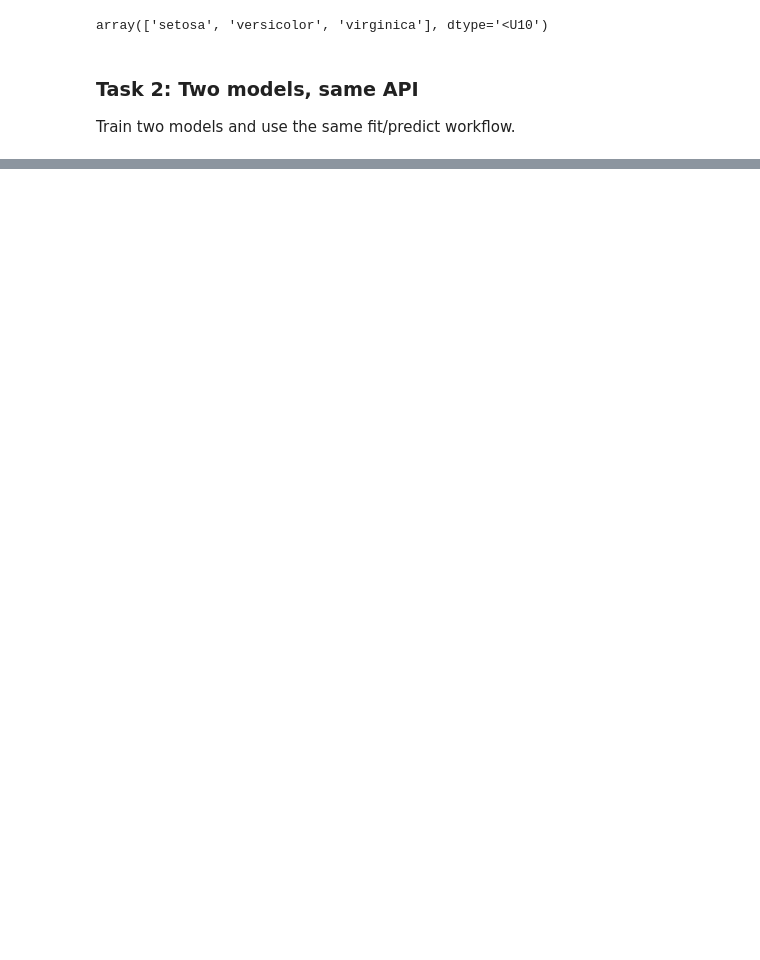
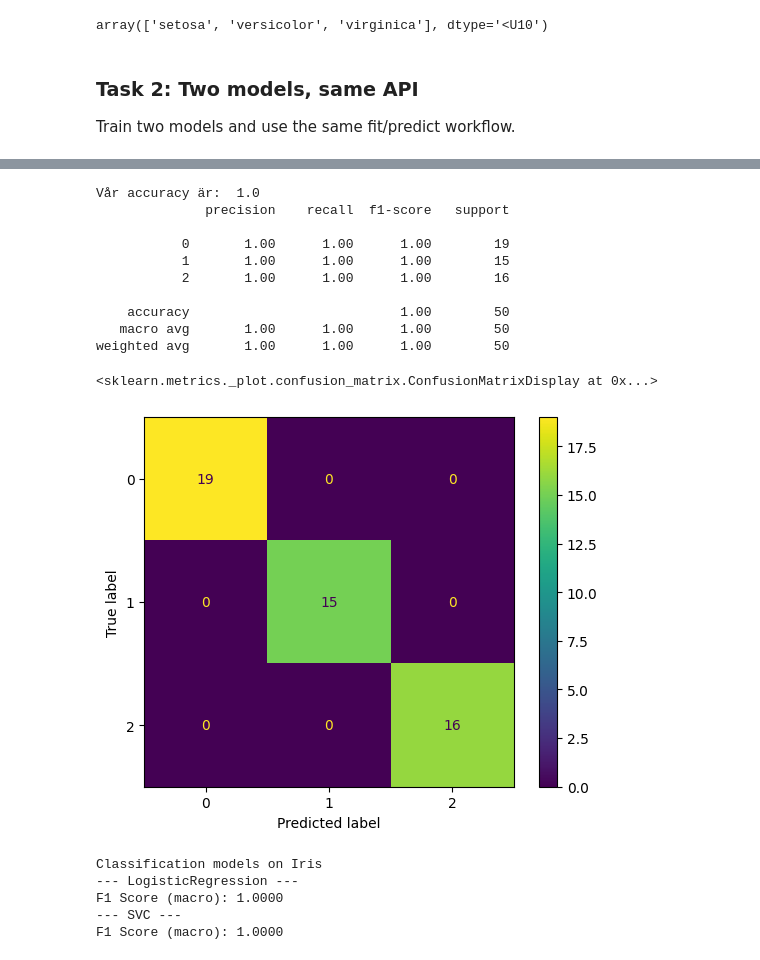
Before and after one commit to LAjoyan/ML-Frameworks, a Jupyter notebook: Assignments/assignments_4.ipynb, the cells around one changed output, grey strips where cells are left out. Saved outputs shown, nothing was run; the diff lists cells and outputs as text; code cells hidden in the pictures; blank space fills up the shorter version.

```diff
--- a/Assignments/assignments_4.ipynb
+++ b/Assignments/assignments_4.ipynb
@@ -187,0 +229,54 @@ Train two models and use the same fit/predict workflow.
+# %%
+# TODO: Train SVC (classification) OR Ridge (regression)
+
+# Vi skapar en extra klassifikationsmodell för att kunna jämföra olika
+# I ML överlag, är detta väldigt vanligt, och nästan nödvändigt
+# Vi brukar träna många modeller med samma syfte, sen jämför vi
+from sklearn.svm import SVC
+
+svc = SVC()
+
+# Vi gör samma steg som ovan (för LogReg)
+svc.fit(X_train, y_train)
+y_pred_svc = svc.predict(X_test)
+
+print("Vår accuracy är: ", accuracy_score(y_test, y_pred_svc))
+print(classification_report(y_test, y_pred_svc))
+
+confusion_matrix3=confusion_matrix(y_test,y_pred_svc)
+ConfusionMatrixDisplay(confusion_matrix3).plot()
+# %% [output]
+Vår accuracy är:  1.0
+              precision    recall  f1-score   support
+
+           0       1.00      1.00      1.00        19
+           1       1.00      1.00      1.00        15
+           2       1.00      1.00      1.00        16
+
+    accuracy                           1.00        50
+   macro avg       1.00      1.00      1.00        50
+weighted avg       1.00      1.00      1.00        50
+<sklearn.metrics._plot.confusion_matrix.ConfusionMatrixDisplay at 0x...>
+[figure, added]
+# %%
+# Task 2: Two models, same API (classification)
+# Use two different classifiers on the same dataset
+
+# The below is a standard way of training several models
+# of the same kind at the same time
+log_reg = LogisticRegression(max_iter=10000)
+svm_mod = SVC()
+
+print("\nClassification models on Iris")
+for model in [log_reg, svm_mod]:
+    model.fit(X_train, y_train)
+    preds = model.predict(X_test)
+    print(f"--- {model.__class__.__name__} ---")
+    # Macro-average treats each class equally (good for multiclass)
+    print(f"F1 Score (macro): {f1_score(y_test, preds, average='macro'):.4f}")
+# %% [output]
+Classification models on Iris
+--- LogisticRegression ---
+F1 Score (macro): 1.0000
+--- SVC ---
+F1 Score (macro): 1.0000
```
Also changed, not shown: parts of 12 cells of this notebook.
